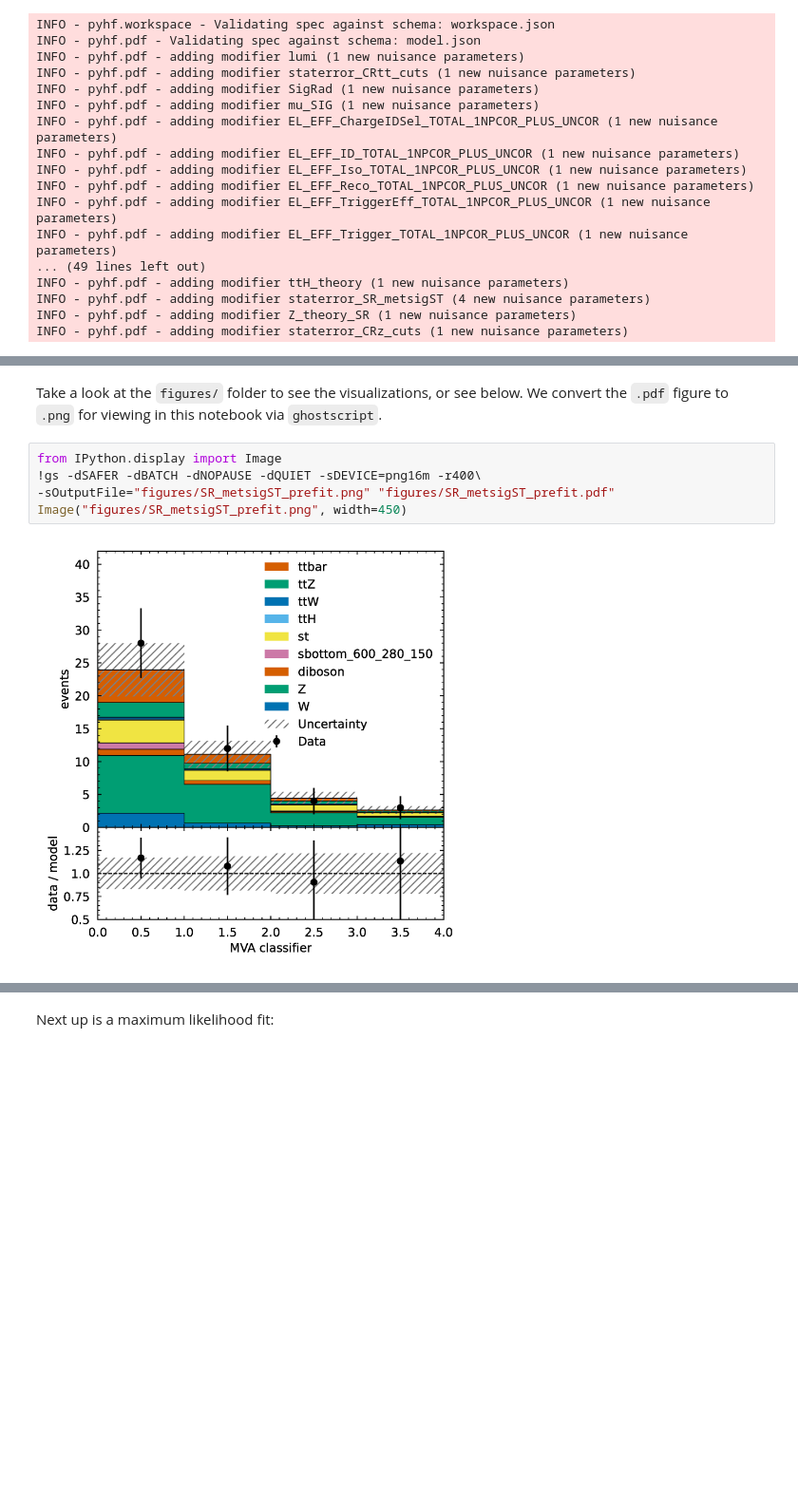
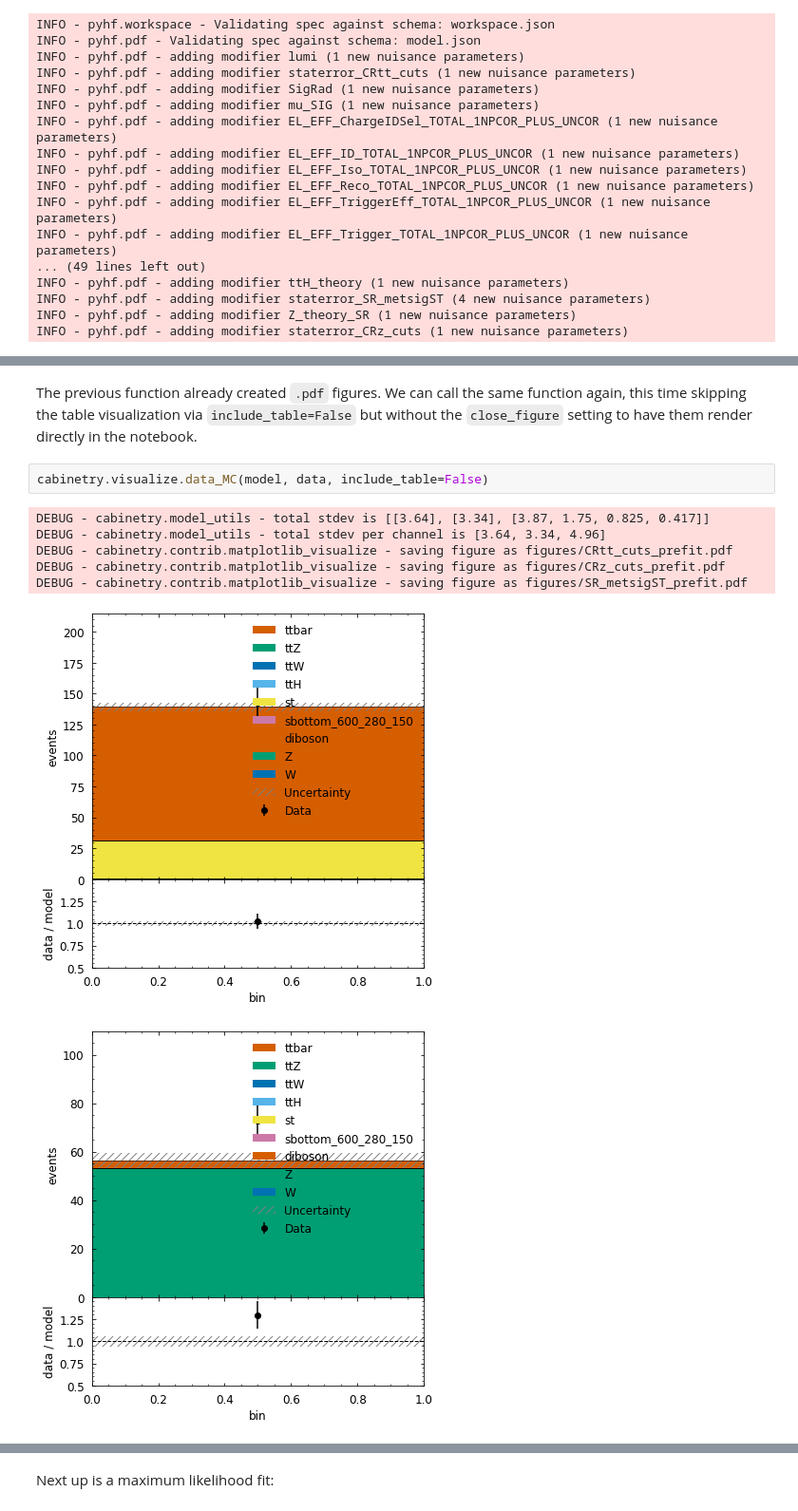
Before and after one commit to cabinetry/cabinetry-tutorials, a Jupyter notebook: HEPData_workspace.ipynb, the cells around one changed output, grey strips where cells are left out. Shown: that part at 95% size. Drawn from its saved outputs; the diff is of its cells as text; blank space fills up the shorter version.

```diff
--- a/HEPData_workspace.ipynb
+++ b/HEPData_workspace.ipynb
@@ -76,10 +72,12 @@ INFO - cabinetry.tabulate - yields per bin:
-# %% [markdown]
-Take a look at the `figures/` folder to see the visualizations, or see below.
-We convert the `.pdf` figure to `.png` for viewing in this notebook via `ghostscript`.
-# %%
-from IPython.display import Image
-!gs -dSAFER -dBATCH -dNOPAUSE -dQUIET -sDEVICE=png16m -r400\
--sOutputFile="figures/SR_metsigST_prefit.png" "figures/SR_metsigST_prefit.pdf"
-Image("figures/SR_metsigST_prefit.png", width=450)
-# %% [output]
-[figure, removed]
+# %% [markdown]
+The previous function already created `.pdf` figures. We can call the same function again, this time skipping the table visualization via `include_table=False` but without the `close_figure` setting to have them render directly in the notebook.
+# %%
+cabinetry.visualize.data_MC(model, data, include_table=False)
+# %% [output]
+DEBUG - cabinetry.model_utils - total stdev is [[3.64], [3.34], [3.87, 1.75, 0.825, 0.417]]
+DEBUG - cabinetry.model_utils - total stdev per channel is [3.64, 3.34, 4.96]
+DEBUG - cabinetry.contrib.matplotlib_visualize - saving figure as figures/CRtt_cuts_prefit.pdf
+DEBUG - cabinetry.contrib.matplotlib_visualize - saving figure as figures/CRz_cuts_prefit.pdf
+DEBUG - cabinetry.contrib.matplotlib_visualize - saving figure as figures/SR_metsigST_prefit.pdf
+[figure, added]
+[figure, added]
```
Also changed, not shown: parts of 15 cells of this notebook.
